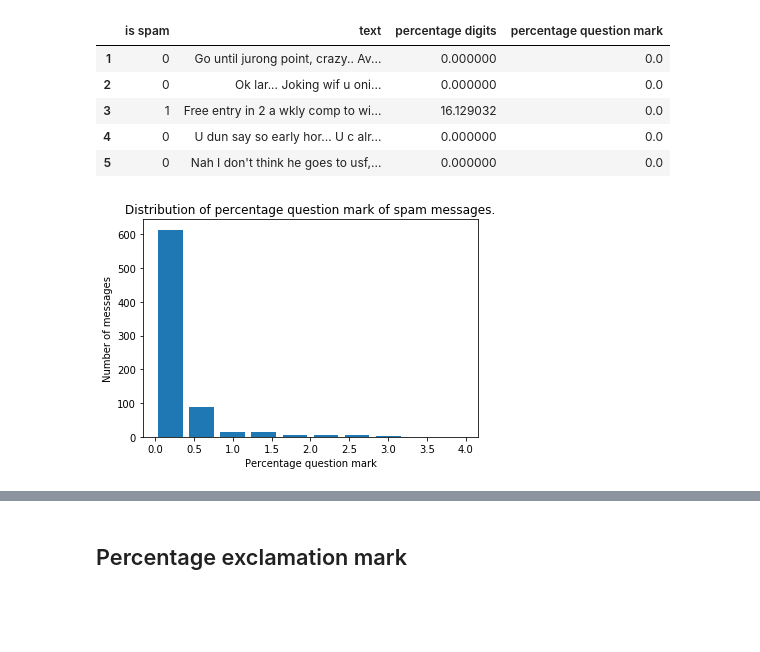
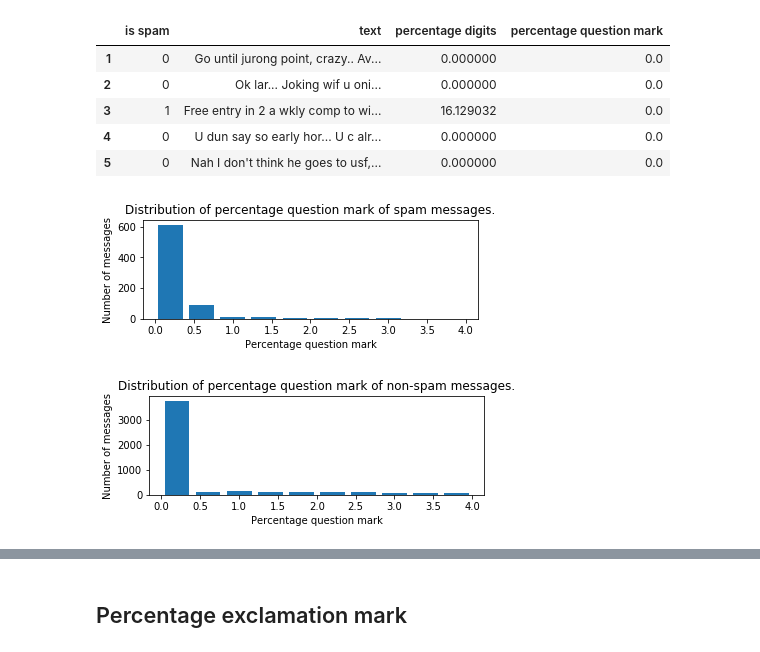
Before and after one commit to ak-17/mlss18-assignment2, a Jupyter notebook: Assingment 2.ipynb, the cells around one changed output, grey strips where cells are left out. Saved outputs shown, nothing was run; the diff lists cells and outputs as text; code cells hidden in the pictures; blank space fills up the shorter version.

```diff
--- a/Assingment 2.ipynb
+++ b/Assingment 2.ipynb
@@ -157,10 +158,19 @@ df.head()
 | 4 | 0 | U dun say so early hor... U c alr... | 0.000000 | 0.0 |
 | 5 | 0 | Nah I don't think he goes to usf,... | 0.000000 | 0.0 |
 # %%
+plt.subplot(211)
 plt.hist(df[df['is spam'] == 1]['percentage question mark'], bins=10, range=(0, 4), rwidth=0.8)
 plt.xlabel('Percentage question mark')
 plt.ylabel('Number of messages')
 plt.title('Distribution of percentage question mark of spam messages.')
 plt.show()
+
+plt.subplot(212)
+plt.hist(df[df['is spam'] == 0]['percentage question mark'], bins=10, range=(0, 4), rwidth=0.8)
+plt.xlabel('Percentage question mark')
+plt.ylabel('Number of messages')
+plt.title('Distribution of percentage question mark of non-spam messages.')
+plt.show()
 # %% [output]
-[figure, old version]
+[figure, new version]
+[figure, added]
```
Also changed, not shown: parts of 11 cells of this notebook.
